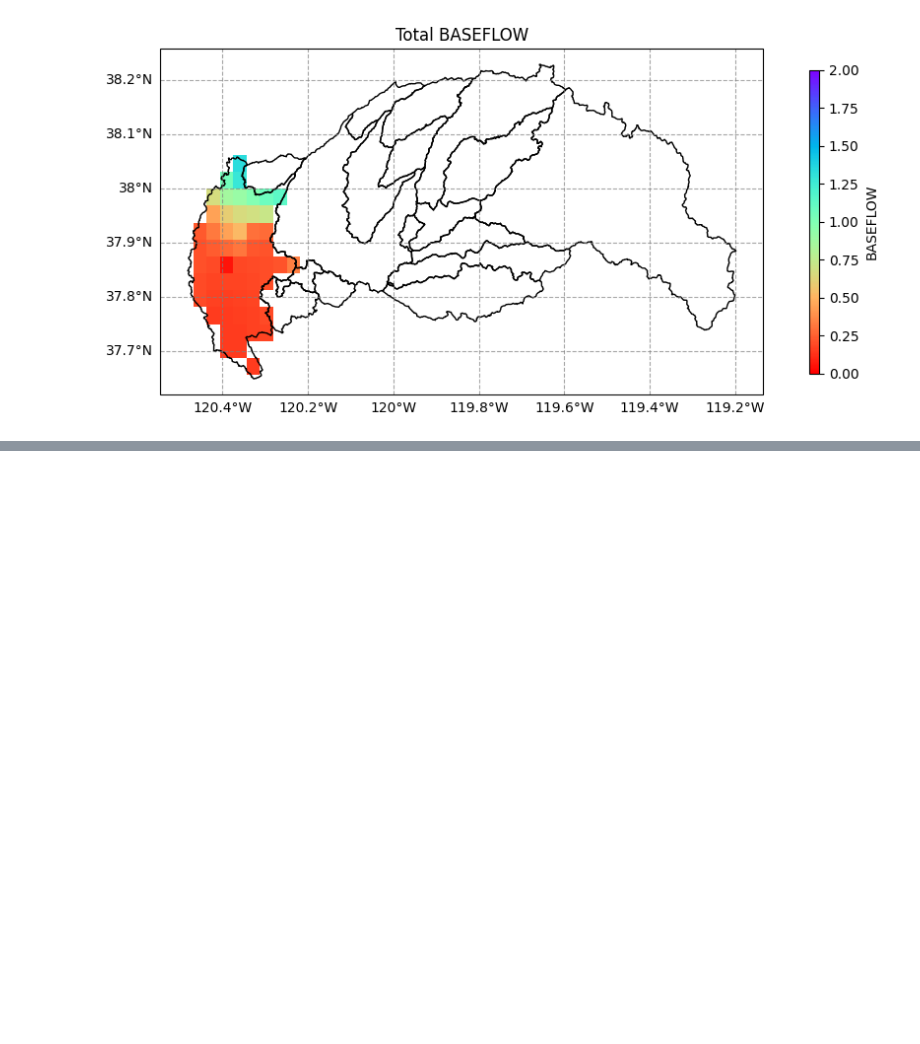
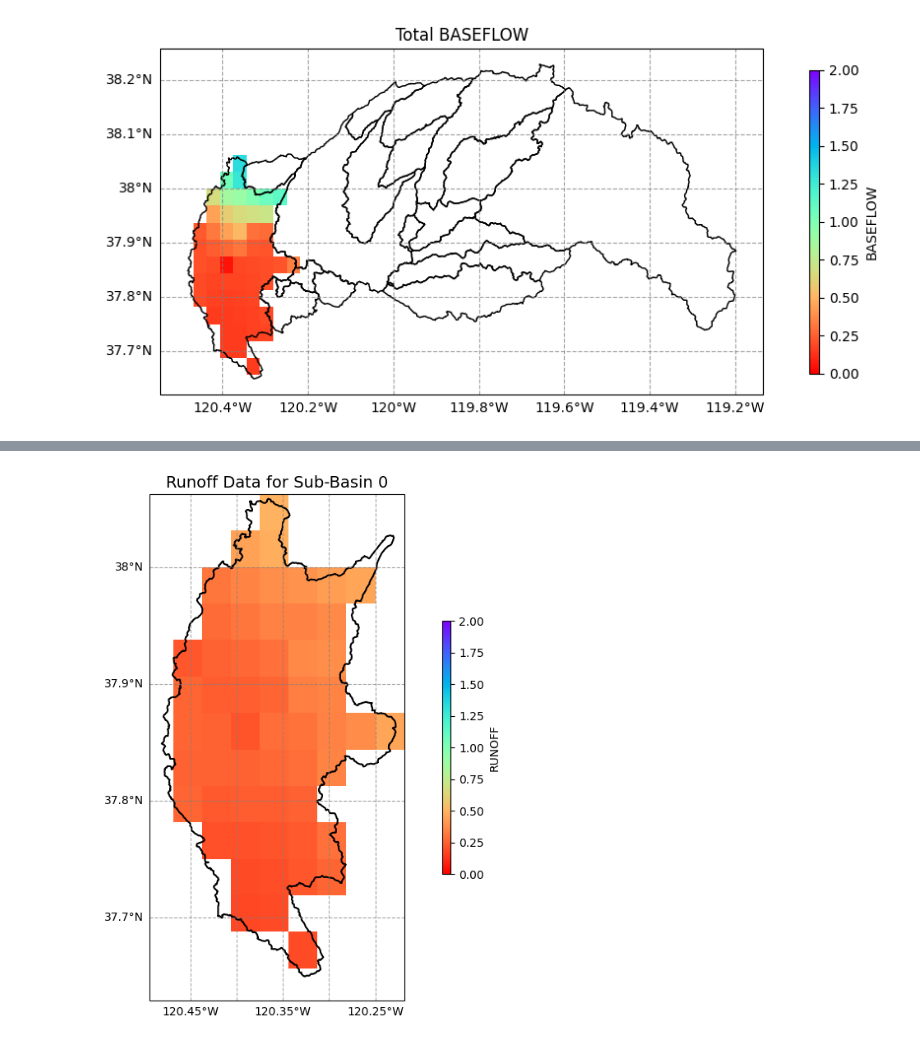
Before and after one commit to Maburidi/cen_sierra_pywr_new, a Jupyter notebook: preprocessing/data_extraction.ipynb, the cells around one changed output, grey strips where cells are left out. Saved outputs shown, nothing was run; the diff lists cells and outputs as text; code cells hidden in the pictures; blank space fills up the shorter version.

```diff
--- a/preprocessing/data_extraction.ipynb
+++ b/preprocessing/data_extraction.ipynb
@@ -381,0 +891,48 @@ Year 2026 is accomplished in time: 11.296738215287526 mins
+# %%
+
+
+data1 = runoff_ds
+data1 = data1.rio.set_spatial_dims(x_dim="lon", y_dim="lat", inplace=True)
+data1 = data1.rio.write_crs("epsg:4326", inplace=True)
+gdf1 = gdf.to_crs(data1.rio.crs)
+geometries1 = gdf1.geometry
+
+j=0
+#clipped_runoff = data1.rio.clip(geometries1.geometry[j:j+1], gdf1.crs)
+
+clipped_runoff = data1.rio.clip(geometries1.geometry[0:1], gdf1.crs)
+yearly_mean_clipped = clipped_runoff.RUNOFF.mean(dim='time')
+
+fig, ax = plt.subplots(figsize=(10, 8), subplot_kw={'projection': ccrs.PlateCarree()})
+
+ax.coastlines()
+ax.add_feature(cfeature.OCEAN, color='lightblue')
+
+gridlines = ax.gridlines(draw_labels=True, linestyle='--', color='gray', alpha=0.7)
+gridlines.top_labels = False
+gridlines.right_labels = False
+gridlines.left_labels = True
+gridlines.bottom_labels = True
+gridlines.xlabel_style = {'size': 10, 'color': 'black'}
+gridlines.ylabel_style = {'size': 10, 'color': 'black'}
+
+pc = yearly_mean_clipped.plot.pcolormesh(
+    ax=ax,
+    cmap='rainbow_r',
+    vmin=0,
+    vmax=2,
+    cbar_kwargs={'orientation': 'vertical', 'pad': 0.06, 'shrink': 0.5, 'aspect': 30}
+)
+
+gdf1.iloc[0:1].plot(
+    ax=ax,
+    transform=ccrs.PlateCarree(),
+    edgecolor='black',
+    facecolor='none',
+    linewidth=1.5
+)
+
+ax.set_title('Runoff Data for Sub-Basin 0', fontsize=14)
+plt.show()
+# %% [output]
+[figure, added]
```
Also changed, not shown: parts of 19 cells of this notebook, 1 other file.
